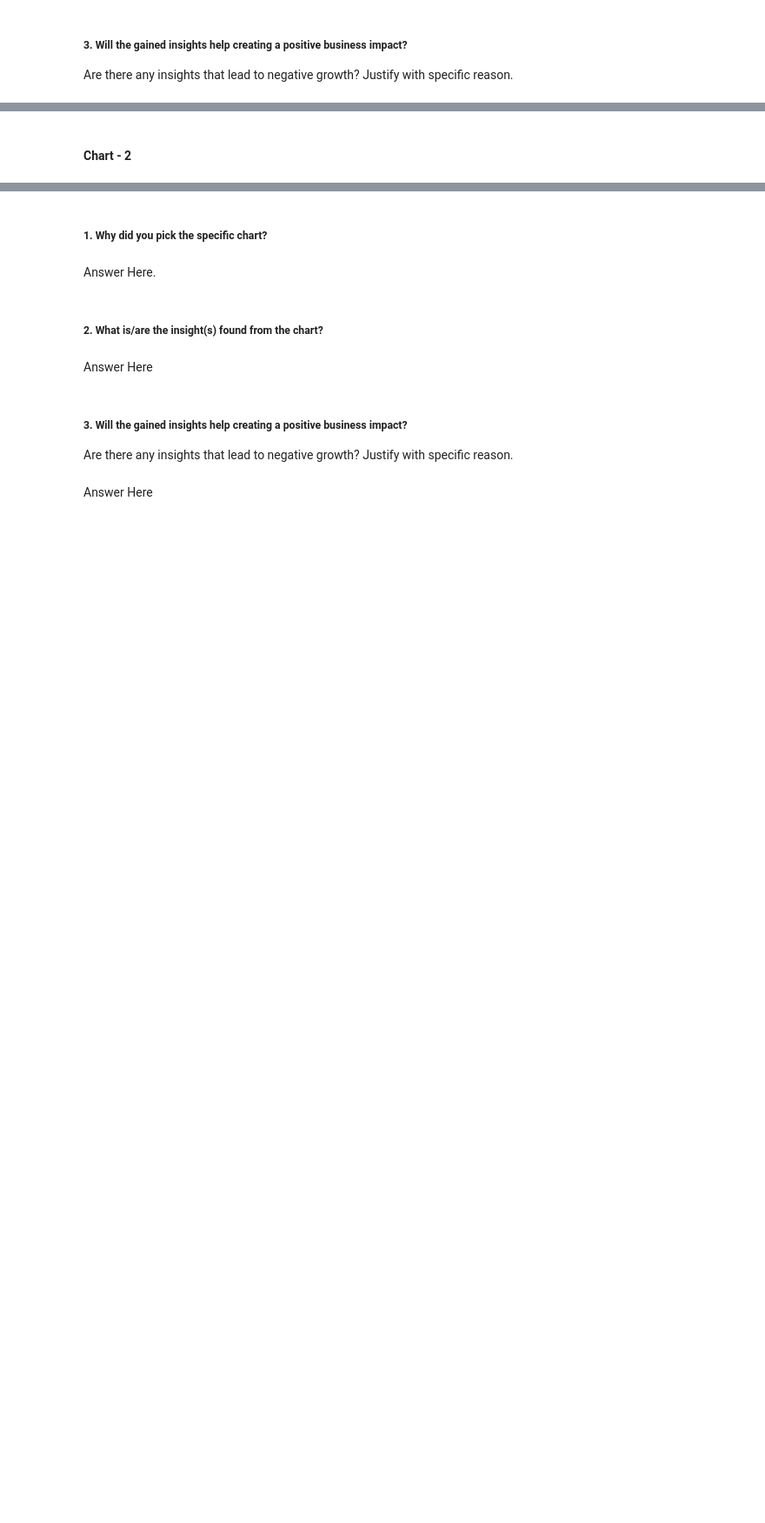
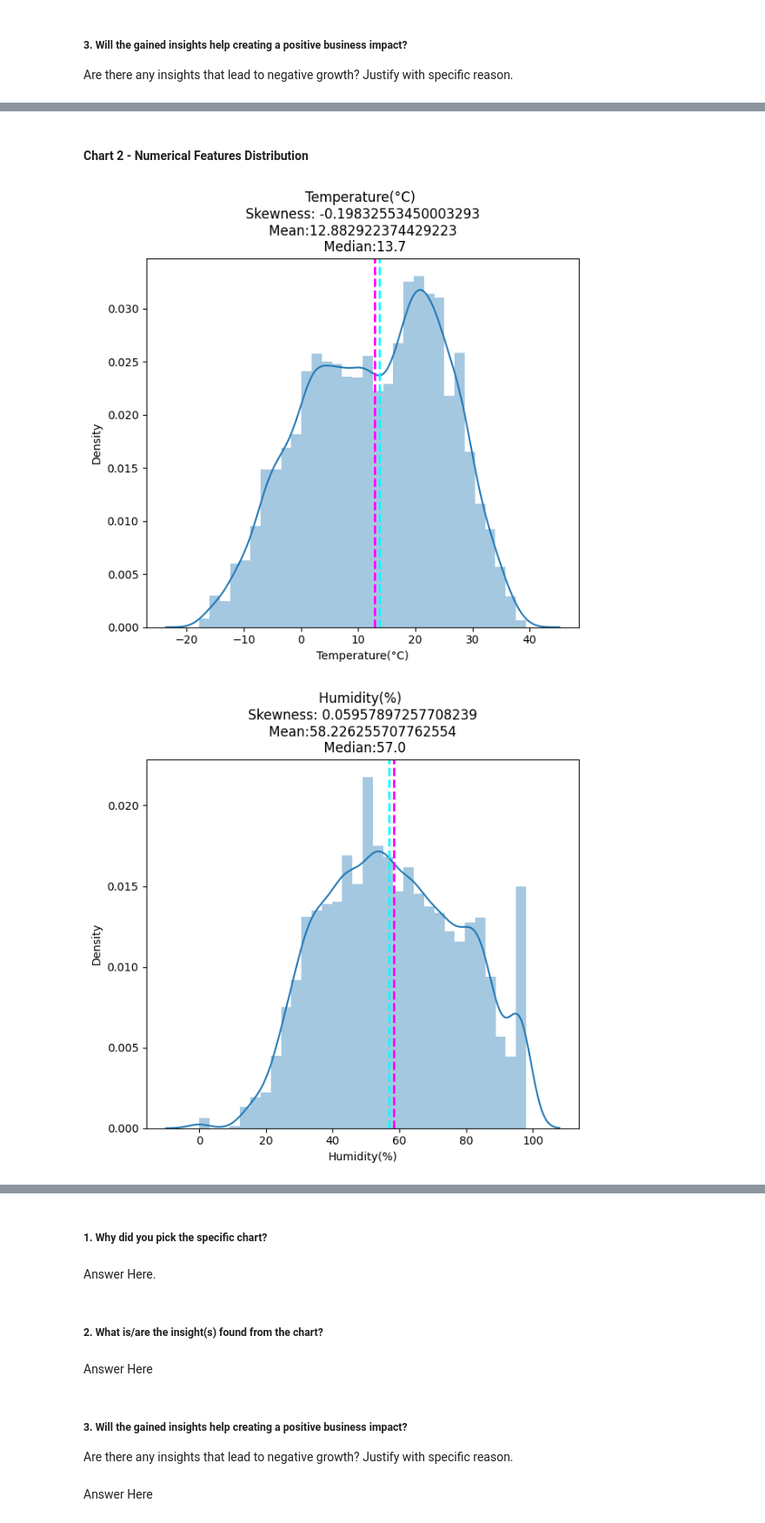
Before and after one commit to Dheeraj-Budhlakoti/Regression_Project_Bike_Sharing_Demand_Prediction, a Jupyter notebook: Capstone_Project_Regression_Bike_Sharing_Demand_Prediction.ipynb, the cells around one changed output, grey strips where cells are left out. Shown: that part at 87% size. Drawn from its saved outputs; the diff is of its cells as text; code cells hidden in the pictures; blank space fills up the shorter version.

```diff
--- a/Capstone_Project_Regression_Bike_Sharing_Demand_Prediction.ipynb
+++ b/Capstone_Project_Regression_Bike_Sharing_Demand_Prediction.ipynb
@@ -284,0 +320,3 @@ Details about data:
+# %%
+numerical_features=df.describe().columns.drop(['is_weekend','Rented Bike Count','Hour','Month'])
+numerical_features
@@ -308,2 +374,2 @@ Answer Here
 # %% [markdown]
-#### Chart - 2
+#### Chart 2 - Numerical Features Distribution
@@ -311,0 +376,11 @@ Answer Here
+# %%
+for col in numerical_features:
+  plt.figure(figsize=(7,6))
+  ax=sns.distplot(df[col])
+  ax.axvline(df[col].mean(), color='magenta', linestyle='dashed', linewidth=2)
+  ax.axvline(df[col].median(), color='cyan', linestyle='dashed', linewidth=2)
+  ax.set_title(f"{col} \n Skewness: {df[col].skew()} \n Mean:{df[col].mean()} \n Median:{df[col].median()}")
+plt.show()
+# %% [output]
+[figure, added]
+[figure, added]
```
Also changed, not shown: parts of 33 cells of this notebook.
